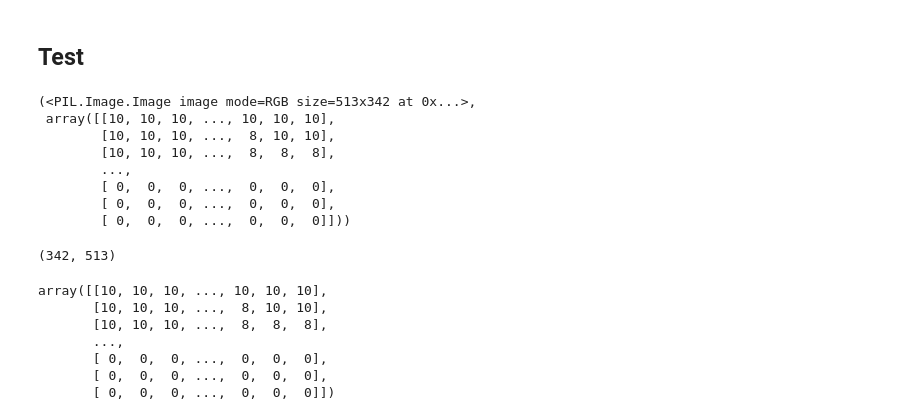
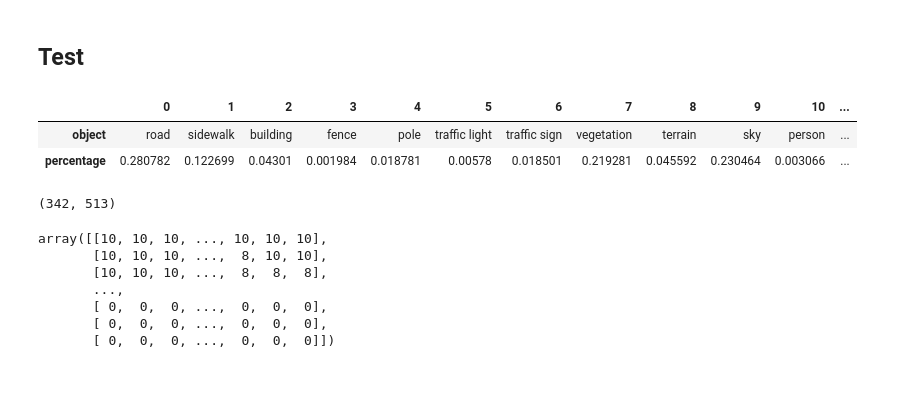
Before and after one commit to YueLi-0816/GSV_test, a Jupyter notebook: Copy_of_DeepLab_Demo.ipynb, the cells around one changed output. Cells and saved outputs as stored; diff of their text form; code cells hidden in the pictures; blank space fills up the shorter version.

```diff
--- a/Copy_of_DeepLab_Demo.ipynb
+++ b/Copy_of_DeepLab_Demo.ipynb
@@ -232,19 +233,10 @@ model loaded successfully!
 ## Test
 # %%
 # test
-MODEL
+#MODEL = DeepLabModel('/tmp/tmpryot4clo/deeplab_model.tar.gz')
 
 url = 'https://github.com/ayue19960816/GSV_test/blob/main/img/55.848209730275_-4.255344777421482_180.jpg?raw=true'
 f = urllib.request.urlopen(url)
 jpeg_str = f.read()
 original_im = Image.open(BytesIO(jpeg_str))
-MODEL.run(original_im)
+output = MODEL.run(original_im)
-# %% [output]
-(<PIL.Image.Image image mode=RGB size=513x342 at 0x...>,
- array([[10, 10, 10, ..., 10, 10, 10],
-        [10, 10, 10, ...,  8, 10, 10],
-        [10, 10, 10, ...,  8,  8,  8],
-        ...,
-        [ 0,  0,  0, ...,  0,  0,  0],
-        [ 0,  0,  0, ...,  0,  0,  0],
-        [ 0,  0,  0, ...,  0,  0,  0]]))
@@ -253,3 +243,17 @@ output = MODEL.run(original_im)
+# %%
+#type(seg_map)
+unique_labels = np.unique(seg_map, return_counts=True)
+percentage = unique_labels[1] / unique_labels[1].sum()
+#np.unique(seg_map, return_counts=True)
+#print(unique_labels)
+objects = LABEL_NAMES[unique_labels[0]]
+object_percentage = pd.DataFrame({'object': objects, 'percentage': percentage}, columns=['object', 'percentage'])
+object_percentage_t = object_percentage.T
+object_percentage_t
+# %% [output]
+|  | 0 | 1 | 2 | 3 | 4 | 5 | 6 | 7 | 8 | 9 | 10 | ... |
+| object | road | sidewalk | building | fence | pole | traffic light | traffic sign | vegetation | terrain | sky | person | ... |
+| percentage | 0.280782 | 0.122699 | 0.04301 | 0.001984 | 0.018781 | 0.00578 | 0.018501 | 0.219281 | 0.045592 | 0.230464 | 0.003066 | ... |
 # %%
 image = output[0]
 seg_map = output[1]
```
Also changed, not shown: parts of 3 cells of this notebook.
